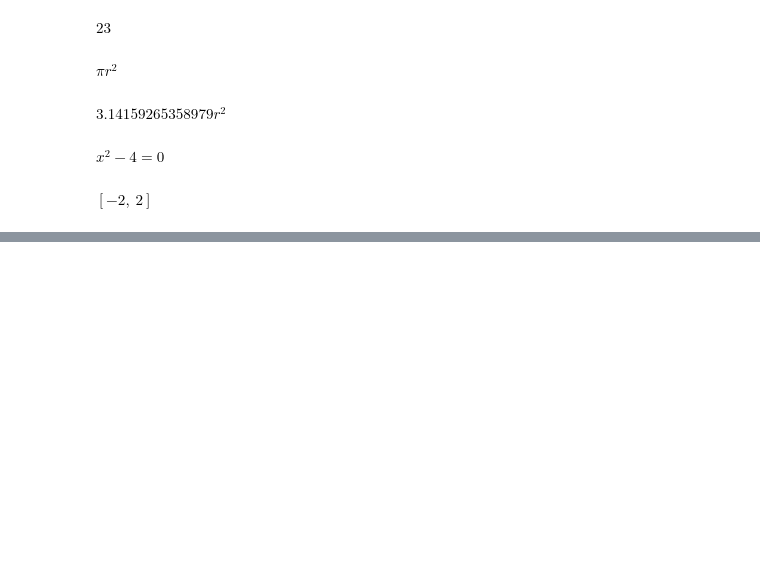
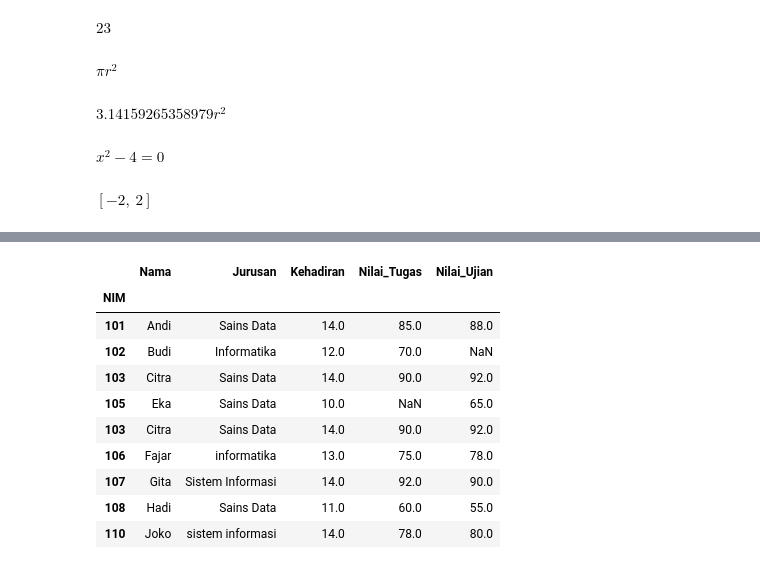
Before and after one commit to Karelptrp/source-code-smt2, a Jupyter notebook: matkul pak bisrul.ipynb, the cells around one changed output, grey strips where cells are left out. Cells and saved outputs as stored; diff of their text form; code cells hidden in the pictures; blank space fills up the shorter version.

```diff
--- a/matkul pak bisrul.ipynb
+++ b/matkul pak bisrul.ipynb
@@ -740,3 +740,7 @@ sp.Eq(y, x+1)
 sp.solve(sp.Eq(x**2 - 4, 0))
 # %% [output]
 $\displaystyle \left[ -2, \  2\right]$
+# %%
+import pandas as pd
+df = pd.read_csv('/content/data_mahasiswa_mentah.csv', index_col='NIM')
+print(df)
@@ -742,0 +949,14 @@ $\displaystyle \left[ -2, \  2\right]$
+# %%
+df.dropna(subset=['Kehadiran'])
+# %% [output]
+|  | Nama | Jurusan | Kehadiran | Nilai_Tugas | Nilai_Ujian |
+| NIM |  |  |  |  |  |
+| 101 | Andi | Sains Data | 14.0 | 85.0 | 88.0 |
+| 102 | Budi | Informatika | 12.0 | 70.0 | NaN |
+| 103 | Citra | Sains Data | 14.0 | 90.0 | 92.0 |
+| 105 | Eka | Sains Data | 10.0 | NaN | 65.0 |
+| 103 | Citra | Sains Data | 14.0 | 90.0 | 92.0 |
+| 106 | Fajar | informatika | 13.0 | 75.0 | 78.0 |
+| 107 | Gita | Sistem Informasi | 14.0 | 92.0 | 90.0 |
+| 108 | Hadi | Sains Data | 11.0 | 60.0 | 55.0 |
+| 110 | Joko | sistem informasi | 14.0 | 78.0 | 80.0 |
```
Also changed, not shown: parts of 24 cells of this notebook.
